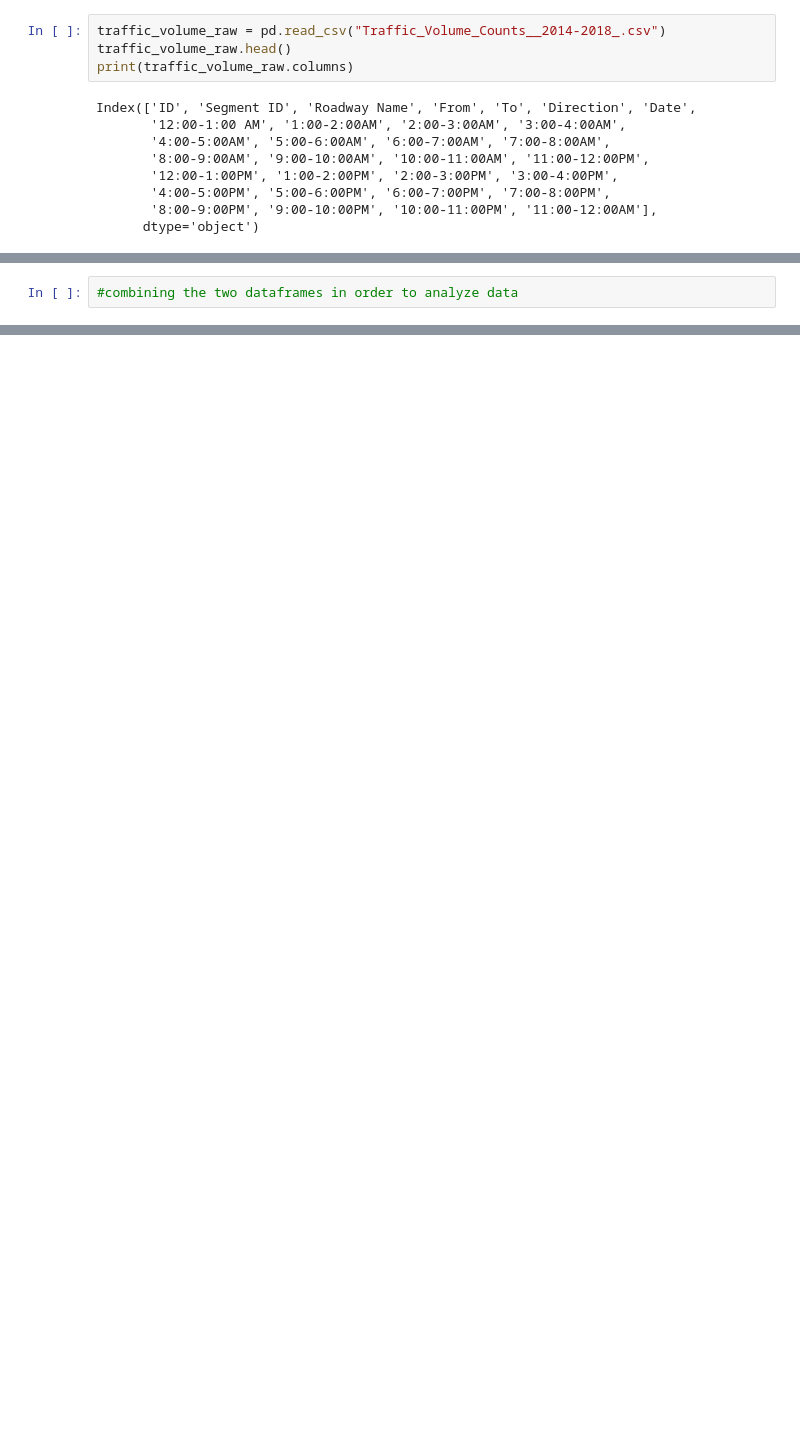
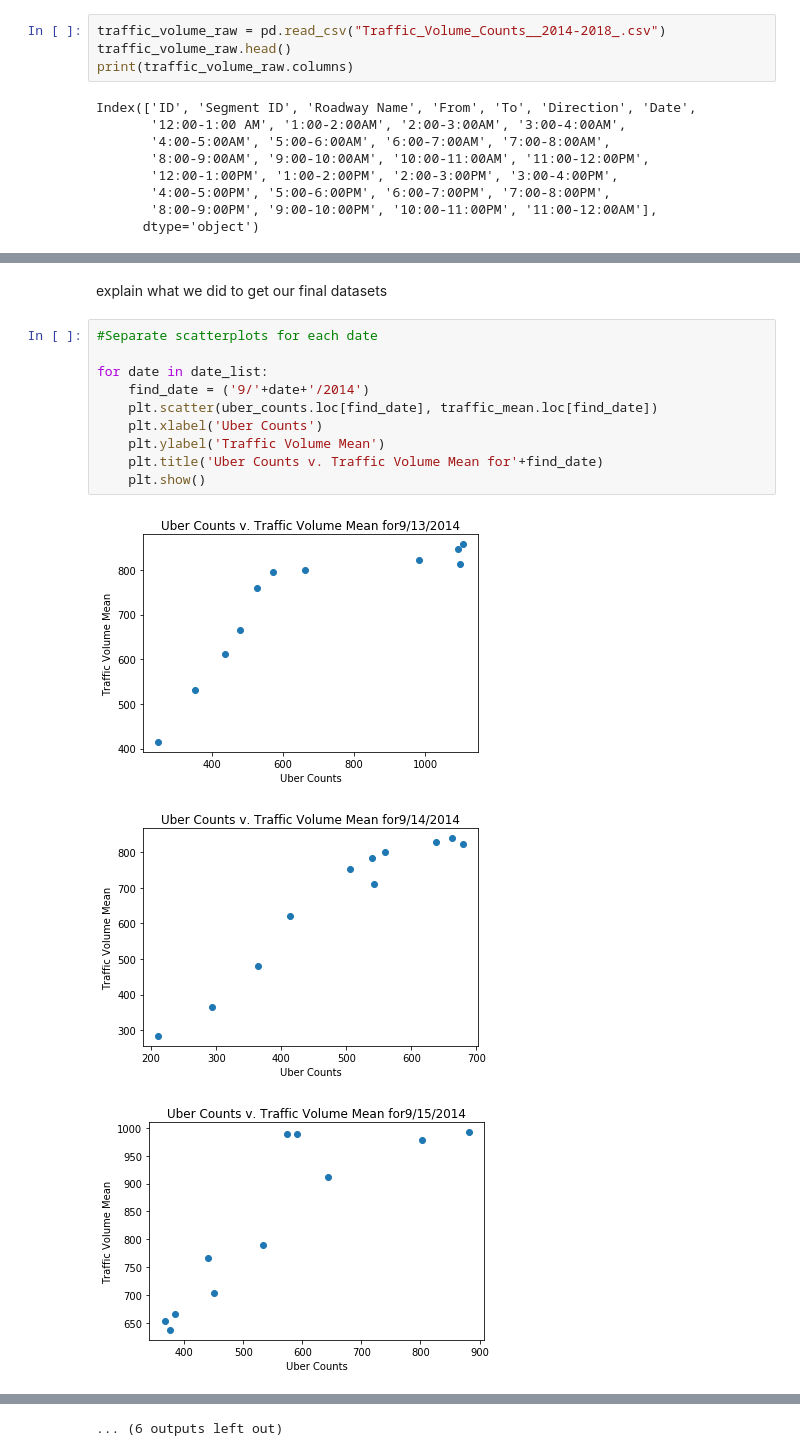
Before and after one commit to jl2586/INFO-2950-Final-Project, a Jupyter notebook: Final Project.ipynb, the cells around one changed output, grey strips where cells are left out. Drawn from its saved outputs; the diff is of its cells as text; blank space fills up the shorter version.

```diff
--- a/Final Project.ipynb
+++ b/Final Project.ipynb
@@ -107,5 +115,19 @@ uber_counts.head()
 | 9/15/2014 | 575 | 591 | 440 | 367 | 376 | 384 | 451 | ... |
 | 9/16/2014 | 849 | 918 | 762 | 686 | 498 | 474 | 536 | ... |
 | 9/17/2014 | 719 | 608 | 471 | 456 | 446 | 492 | 571 | ... |
-# %%
-#combining the two dataframes in order to analyze data
+# %% [markdown]
+explain what we did to get our final datasets
+# %%
+#Separate scatterplots for each date
+
+for date in date_list:
+    find_date = ('9/'+date+'/2014')
+    plt.scatter(uber_counts.loc[find_date], traffic_mean.loc[find_date])
+    plt.xlabel('Uber Counts')
+    plt.ylabel('Traffic Volume Mean')
+    plt.title('Uber Counts v. Traffic Volume Mean for'+find_date)
+    plt.show()
+# %% [output]
+[figure, added]
+[figure, added]
+[figure, added]
@@ -111,0 +143 @@ uber_counts.head()
+... (6 outputs left out)
```
Also changed, not shown: parts of 20 cells of this notebook.
